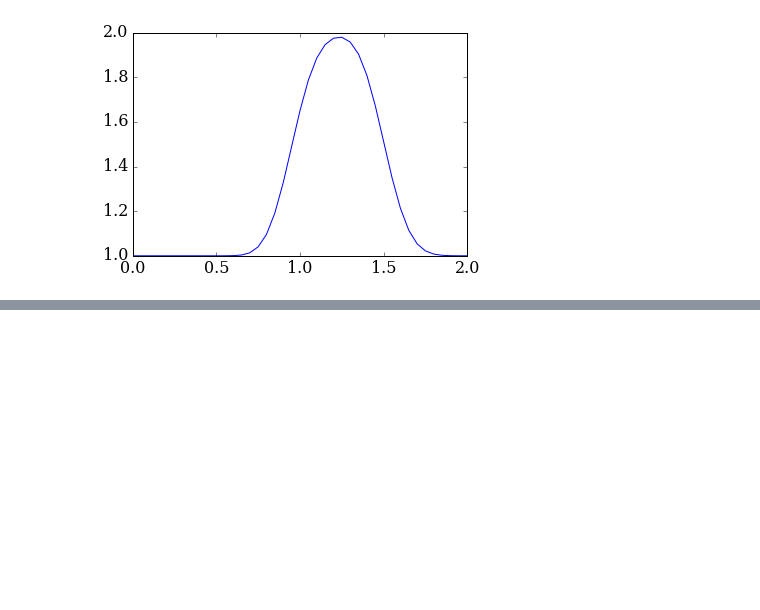
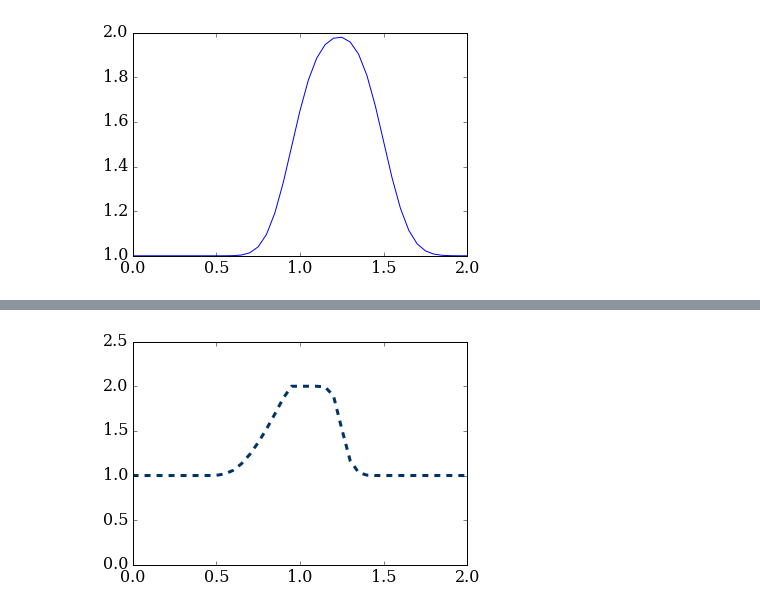
Before and after one commit to james901004/6286, a Jupyter notebook: lesson_2.ipynb, the cells around one changed output, grey strips where cells are left out. Cells and saved outputs as stored; diff of their text form; code cells hidden in the pictures; blank space fills up the shorter version.

```diff
--- a/lesson_2.ipynb
+++ b/lesson_2.ipynb
@@ -69,0 +88,10 @@ pyplot.plot(x,u)
+# %%
+for n in range(1, nt):
+    un = u.copy()
+    u[1:] = un[1:]-un[1:]*dt/dx*(un[1:]-un[0:-1])
+    u[0] = 1.0
+# %%
+pyplot.plot(x, u, color='#003366', ls='--', lw=3)
+pyplot.ylim(0,2.5);
+# %% [output]
+[figure, added]
```
Also changed, not shown: parts of 4 cells of this notebook, 3 other files.
